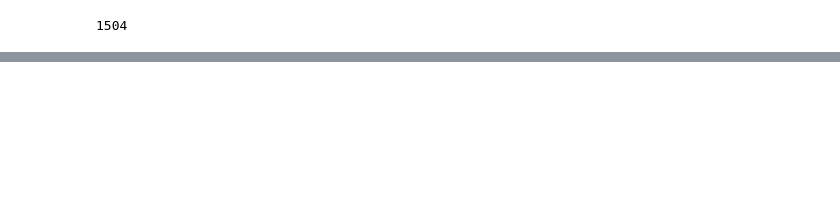
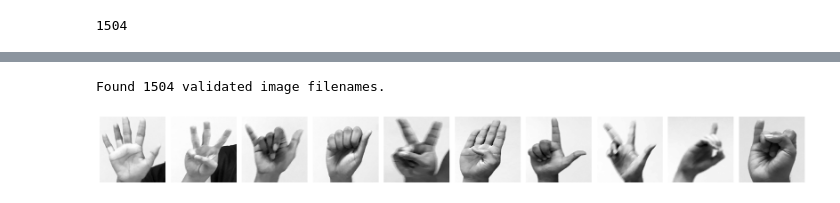
Before and after one commit to peterwhitehat142/kaggle_project, a Jupyter notebook: sign-language.ipynb, the cells around one changed output, grey strips where cells are left out. Cells and saved outputs as stored; diff of their text form; code cells hidden in the pictures; blank space fills up the shorter version.

```diff
--- a/sign-language.ipynb
+++ b/sign-language.ipynb
@@ -172,0 +392,19 @@ Downloading data from https://storage.googleapis.com/tensorflow/keras-applicatio
+# %%
+test_generator=ImageDataGenerator(preprocessing_function=process_Image).flow_from_dataframe(
+    test_csv,
+    directory=test_path,
+    x_col='id',
+    y_col=None,
+    target_size=(224,224),
+    class_mode=None,
+    batch_size=25,
+    shuffle=False,
+    color_mode='grayscale'
+)
+# %% [output]
+Found 1504 validated image filenames.
+# %%
+imgs=next(test_generator)
+plotImage(imgs)
+# %% [output]
+[figure, added]
```
Also changed, not shown: parts of 39 cells of this notebook.
